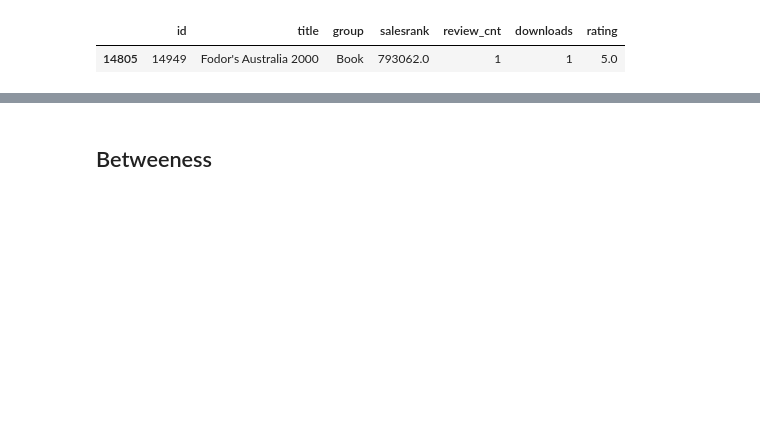
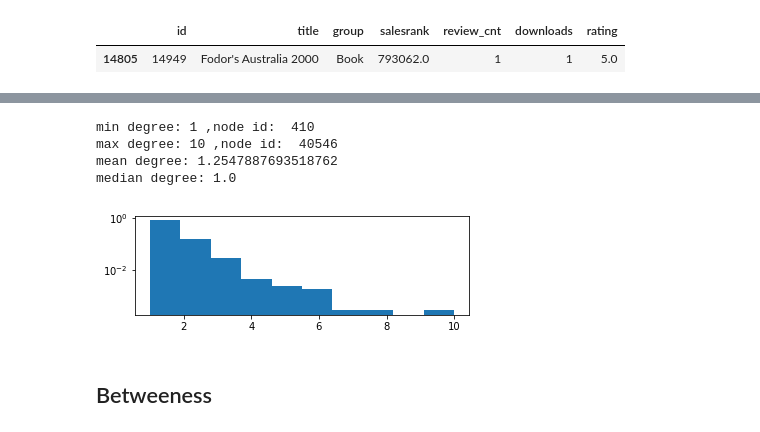
Before and after one commit to christinecho/Amazon-Copurchasing-Network, a Jupyter notebook: ORF387_Final_Project.ipynb, the cells around one changed output, grey strips where cells are left out. Cells and saved outputs as stored; diff of their text form; code cells hidden in the pictures; blank space fills up the shorter version.

```diff
--- a/ORF387_Final_Project.ipynb
+++ b/ORF387_Final_Project.ipynb
@@ -98,2 +102,10 @@ ax.hist(d)
+# %%
+get_degree(g_videos)
+# %% [output]
+min degree: 1 ,node id:  410
+max degree: 10 ,node id:  40546
+mean degree: 1.2547887693518762
+median degree: 1.0
+[figure, added]
 # %% [markdown]
 ## Betweeness
```
Also changed, not shown: parts of 14 cells of this notebook.
